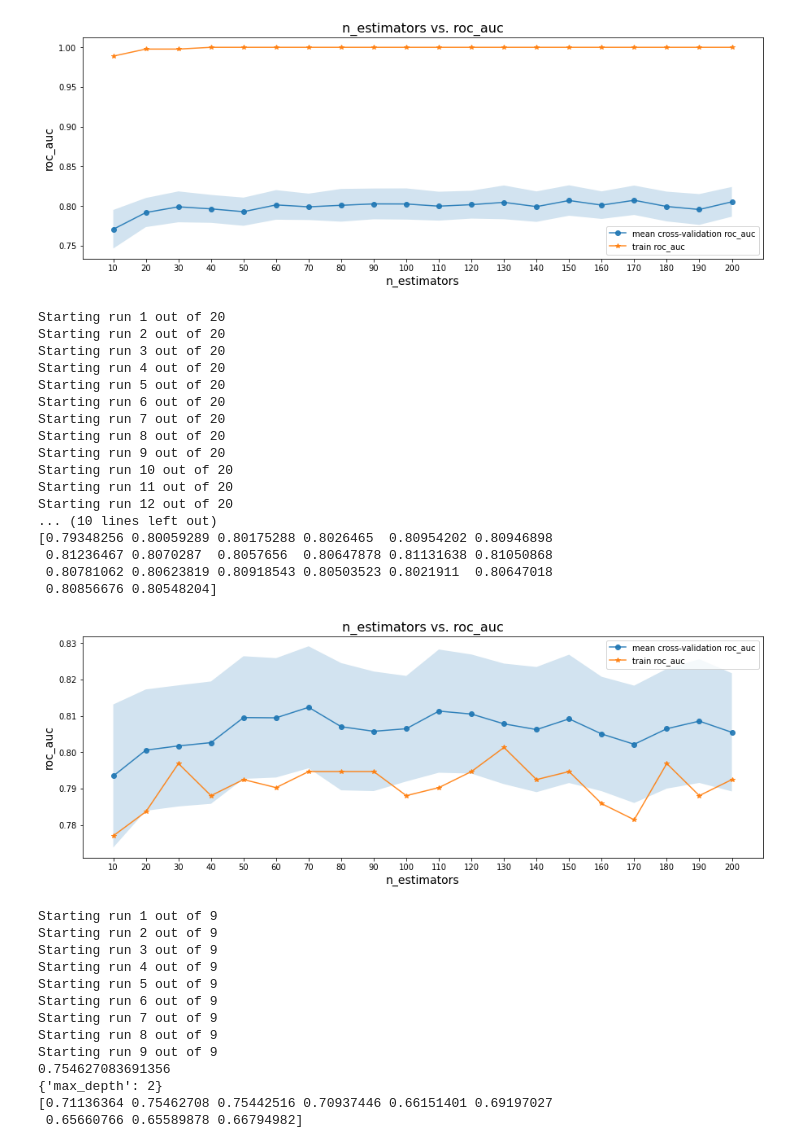
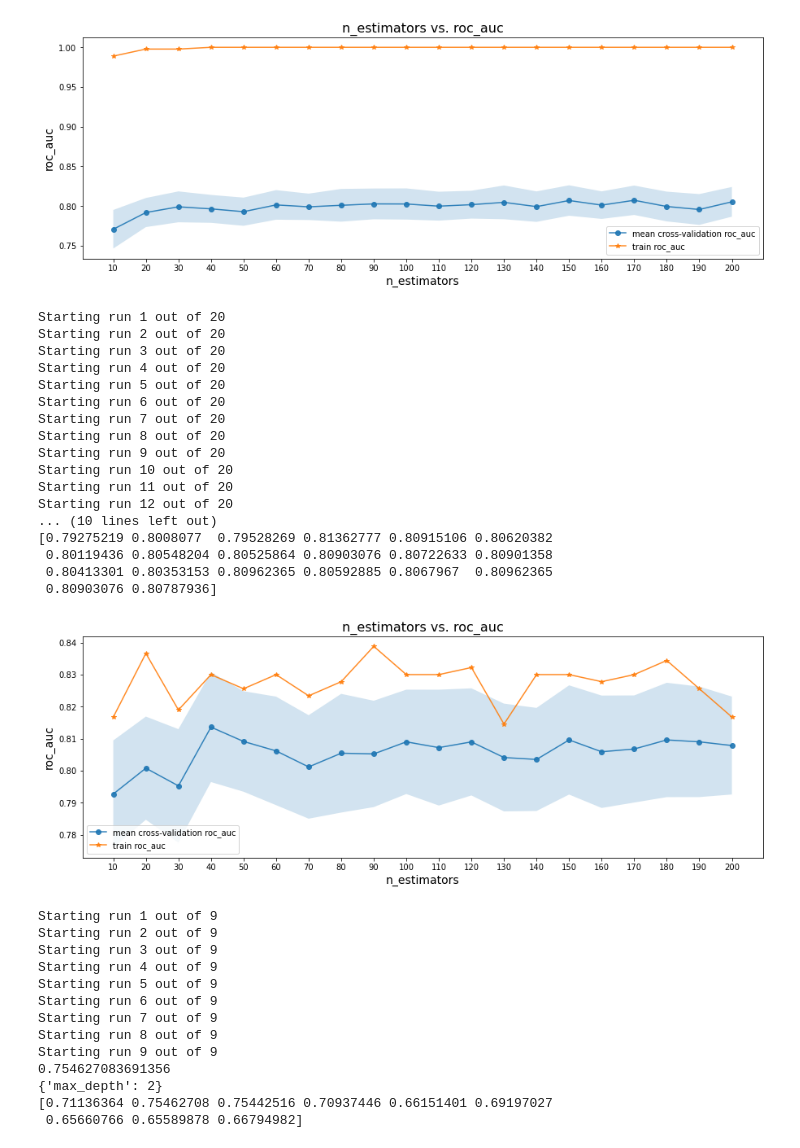
Before and after one commit to MaxMay95/CS7641-NCAA-Predictions, a Jupyter notebook: harrison_copy.ipynb, the cells around one changed output. Saved outputs shown, nothing was run; the diff lists cells and outputs as text; code cells hidden in the pictures.

Commit message:
Increase max_depth for RF

```diff
--- a/harrison_copy.ipynb
+++ b/harrison_copy.ipynb
@@ -90,30 +90,30 @@ Starting run 12 out of 20
  0.79575099 0.80540041]
 [figure]
 # %%
-estimators = [{'n_estimators':x, 'max_depth':3} for x in range(10,201,10)]
+estimators = [{'n_estimators':x, 'max_depth':4} for x in range(10,201,10)]
 cv_results = run_cross_validation(X_train, y_train, estimators, RandomForestClassifier, plot_args={'plot_hyperparam':'n_estimators'}, scoring='roc_auc')
 print(max(cv_results[0]))
 print(cv_results[3])
 print(cv_results[0])
 # %% [output]
 Starting run 1 out of 20
 Starting run 2 out of 20
 Starting run 3 out of 20
 Starting run 4 out of 20
 Starting run 5 out of 20
 Starting run 6 out of 20
 Starting run 7 out of 20
 Starting run 8 out of 20
 Starting run 9 out of 20
 Starting run 10 out of 20
 Starting run 11 out of 20
 Starting run 12 out of 20
 ... (10 lines left out)
-[0.79348256 0.80059289 0.80175288 0.8026465  0.80954202 0.80946898
- 0.81236467 0.8070287  0.8057656  0.80647878 0.81131638 0.81050868
- 0.80781062 0.80623819 0.80918543 0.80503523 0.8021911  0.80647018
- 0.80856676 0.80548204]
+[0.79275219 0.8008077  0.79528269 0.81362777 0.80915106 0.80620382
+ 0.80119436 0.80548204 0.80525864 0.80903076 0.80722633 0.80901358
+ 0.80413301 0.80353153 0.80962365 0.80592885 0.8067967  0.80962365
+ 0.80903076 0.80787936]
-[figure, old version]
+[figure, new version]
 # %%
 depths = [{'max_depth':x} for x in range(1, 10)]
 cv_results = run_cross_validation(X_train_pca, y_train, depths, DecisionTreeClassifier, scoring='roc_auc')
```
